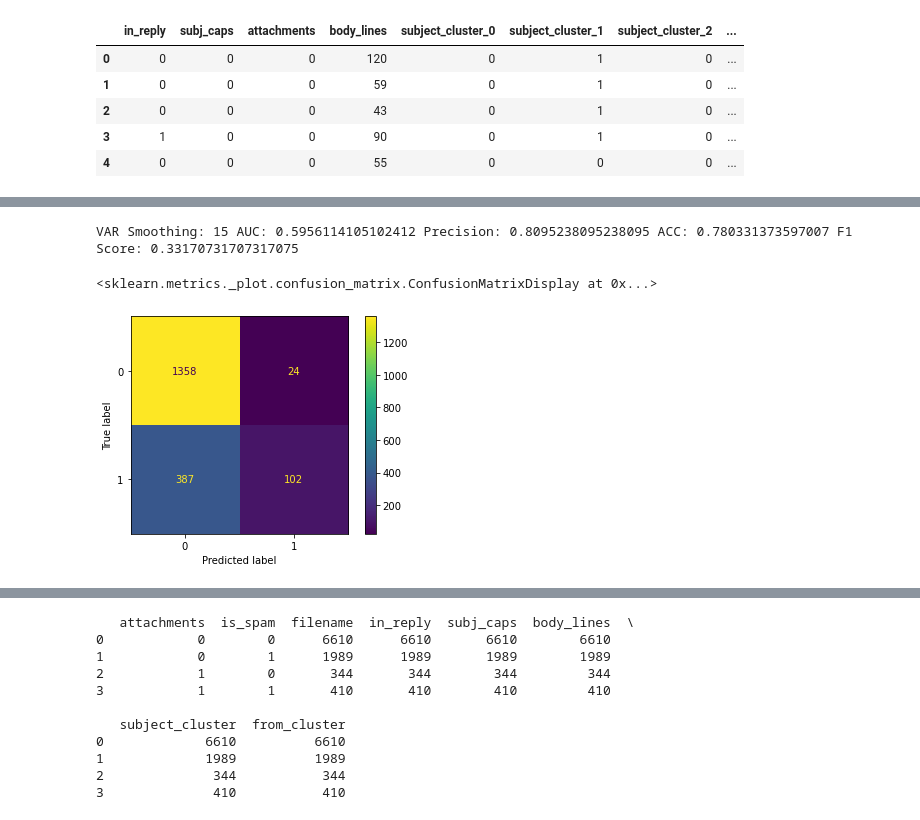
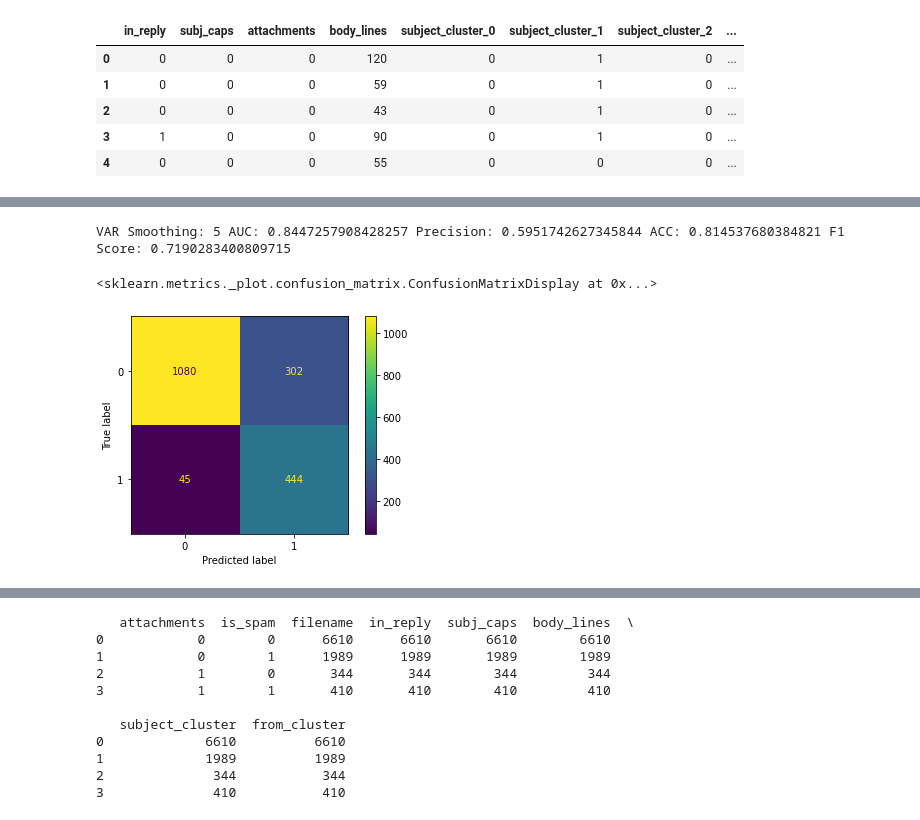
Before and after one commit to JosephLazarus/QTW, a Jupyter notebook: Case Study 3/Final Spam Filter.ipynb, the cells around one changed output, grey strips where cells are left out. Saved outputs shown, nothing was run; the diff lists cells and outputs as text; code cells hidden in the pictures.

Commit message:
final spam filter FINAL

```diff
--- a/Case Study 3/Final Spam Filter.ipynb
+++ b/Case Study 3/Final Spam Filter.ipynb
@@ -13,7 +13,7 @@ def get_cwd():
     try:
         chdir(dirname(realpath(__file__)))
     except:
-        chdir('/Users/nedei/Documents/School/QTW')
+        chdir('C:/Users/OaklandHillsMansion/OneDrive - Southern Methodist University/SMU/DS 7333 Quantify World')
     active_dir = getcwd()
 
     return active_dir
@@ -33,7 +33,7 @@ def main():
     res_frame = pd.DataFrame()
 
     for d in directories:
-        mypath = getcwd() + '/SpamAssassinMessages/' + d + '/'
+        mypath = getcwd() + '\SpamAssassinMessages\\' + d + '\\'
         onlyfiles = [f for f in listdir(mypath) if isfile(join(mypath, f))]
 
         try:
@@ -313,8 +361,18 @@ When VAR = 15
 # %%
-# from sklearn.model_selection import train_test_split
-# from sklearn import metrics as mt
-# from sklearn.metrics import plot_confusion_matrix, roc_auc_score
+from sklearn import metrics as mt
+from sklearn.metrics import plot_confusion_matrix, roc_auc_score
 
-# X_dev_train,X_dev_test,Y_train,Y_test = train_test_split(data,target,test_size=0.20,random_state=0)
-# X_train = scaler.fit_transform(X_dev_train)
-# X_test = scaler.transform(X_dev_test)
+X_train = scaler.fit_transform(X_dev_train)
+X_test = scaler.transform(X_dev_test)
+# %%
+clf_gnb_6 = GaussianNB(var_smoothing = 6)
+clf_gnb_6.fit(X_train,Y_train.values.ravel())
+yhat = clf_gnb_6.predict(X_test)
+# print(np.unique(yhat))
+acc = mt.accuracy_score(Y_test,yhat)
+prec = mt.precision_score(Y_test,yhat)
+auc = roc_auc_score(Y_test,yhat)
+recall = mt.recall_score(Y_test,yhat)
+f1 = 2*((prec*recall)/(prec+recall))
+print('VAR Smoothing:',x,'AUC:',auc,'Precision:',prec,'ACC:',acc,'F1 Score:',f1)
+plot_confusion_matrix(clf_gnb_6,X_test,Y_test)
@@ -321,15 +383,15 @@ When VAR = 15
 # %%
-clf_gnb = GaussianNB(var_smoothing = 6)
-clf_gnb.fit(X_train,Y_train.values.ravel())
-yhat = clf_gnb.predict(X_test)
+clf_gnb_5 = GaussianNB(var_smoothing = 5)
+clf_gnb_5.fit(X_train,Y_train.values.ravel())
+yhat = clf_gnb_5.predict(X_test)
 acc = mt.accuracy_score(Y_test,yhat)
 prec = mt.precision_score(Y_test,yhat)
 auc = roc_auc_score(Y_test,yhat)
 recall = mt.recall_score(Y_test,yhat)
 f1 = 2*((prec*recall)/(prec+recall))
 print('VAR Smoothing:',x,'AUC:',auc,'Precision:',prec,'ACC:',acc,'F1 Score:',f1)
-plot_confusion_matrix(clf_gnb,X_test,Y_test)
+plot_confusion_matrix(clf_gnb_5,X_test,Y_test)
 # %% [output]
-VAR Smoothing: 15 AUC: 0.5956114105102412 Precision: 0.8095238095238095 ACC: 0.780331373597007 F1 Score: 0.33170731707317075
+VAR Smoothing: 5 AUC: 0.8447257908428257 Precision: 0.5951742627345844 ACC: 0.814537680384821 F1 Score: 0.7190283400809715
 <sklearn.metrics._plot.confusion_matrix.ConfusionMatrixDisplay at 0x...>
-[figure, old version]
+[figure, new version]
```
Also changed, not shown: parts of 11 cells of this notebook.
